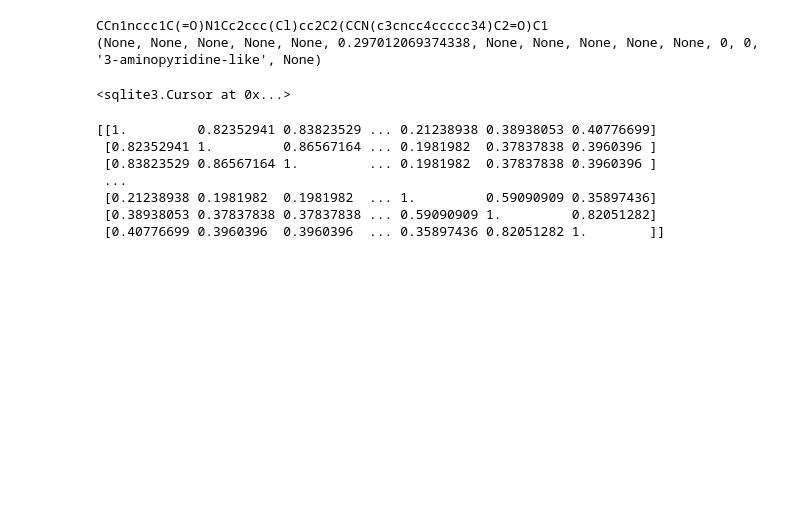
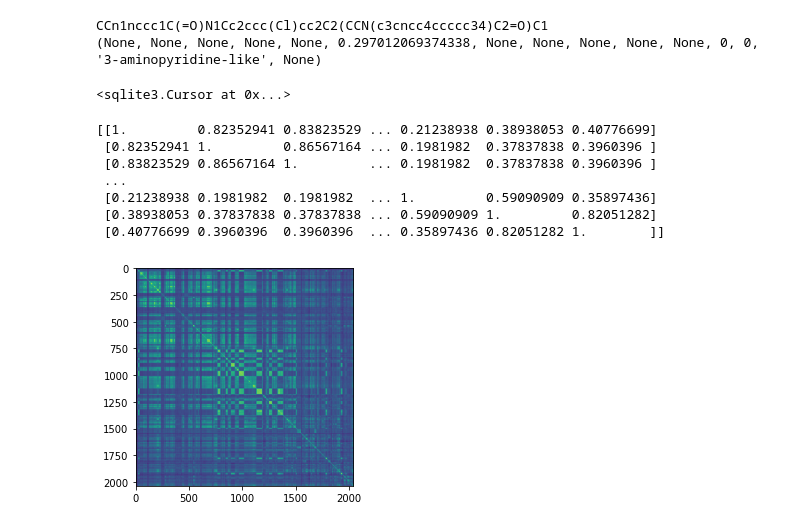
Before and after one commit to Elizabeth-Hayman/Data_science_practical, a Jupyter notebook: Data_Science.ipynb, the cells around one changed output. Saved outputs shown, nothing was run; the diff lists cells and outputs as text; code cells hidden in the pictures; blank space fills up the shorter version.

```diff
--- a/Data_Science.ipynb
+++ b/Data_Science.ipynb
@@ -160,19 +142,26 @@ sim_matrix = tri2mat(sim_matrix)
 # %%
 # Use the inbuilt dice similarity metric to create a distance matrix between the compounds
 num_data = index
-sim_matrix = np.zeros((num_data+1, num_data+1))
+sim_matrix_dice = np.zeros((num_data+1, num_data+1))
+sim_matrix_tanimoto = np.zeros((num_data+1, num_data+1))
 id_list = fingerprint_dict.keys()
 
 for i, i_id in enumerate(id_list):
     for j, j_id in enumerate(id_list):
-        sim_matrix[i, j] = rdkit.DataStructs.FingerprintSimilarity(fingerprint_dict[i_id],
+        sim_matrix_dice[i, j] = rdkit.DataStructs.FingerprintSimilarity(fingerprint_dict[i_id],
                                 fingerprint_dict[j_id], metric=rdkit.DataStructs.DiceSimilarity)
-print(sim_matrix)
+        sim_matrix_tanimoto[i, j] = GetTanimotoSimMat([fingerprint_dict[i_id],
+                                fingerprint_dict[j_id]])[0]
-# %% [output]
-[[1.         0.82352941 0.83823529 ... 0.21238938 0.38938053 0.40776699]
- [0.82352941 1.         0.86567164 ... 0.1981982  0.37837838 0.3960396 ]
- [0.83823529 0.86567164 1.         ... 0.1981982  0.37837838 0.3960396 ]
- ...
- [0.21238938 0.1981982  0.1981982  ... 1.         0.59090909 0.35897436]
- [0.38938053 0.37837838 0.37837838 ... 0.59090909 1.         0.82051282]
- [0.40776699 0.3960396  0.3960396  ... 0.35897436 0.82051282 1.        ]]
+# %%
+# Output this similarity matrix using the dice metric
+fig, ax = plt.subplots()
+im = ax.imshow(sim_matrix_dice)
+# %% [output]
+[[1.         0.82352941 0.83823529 ... 0.21238938 0.38938053 0.40776699]
+ [0.82352941 1.         0.86567164 ... 0.1981982  0.37837838 0.3960396 ]
+ [0.83823529 0.86567164 1.         ... 0.1981982  0.37837838 0.3960396 ]
+ ...
+ [0.21238938 0.1981982  0.1981982  ... 1.         0.59090909 0.35897436]
+ [0.38938053 0.37837838 0.37837838 ... 0.59090909 1.         0.82051282]
+ [0.40776699 0.3960396  0.3960396  ... 0.35897436 0.82051282 1.        ]]
+[figure, added]
```
Also changed, not shown: parts of 8 cells of this notebook, 1 other file.
